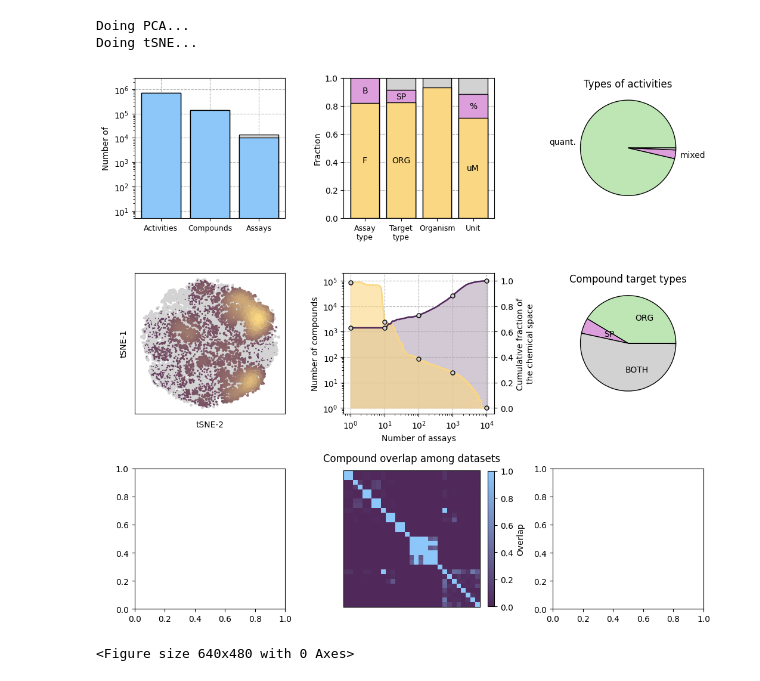
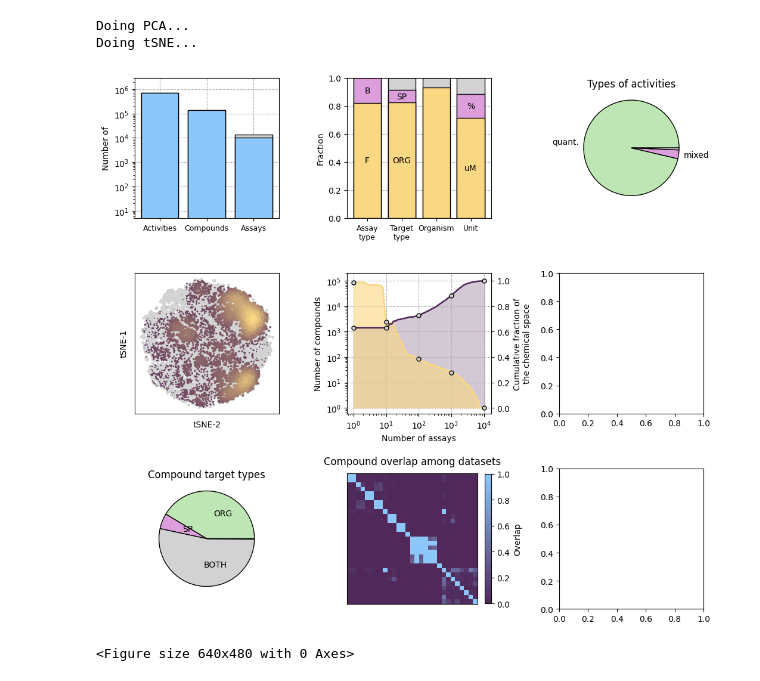
Before and after one commit to ersilia-os/chembl-antimicrobial-tasks, a Jupyter notebook: notebooks/diagnosis.ipynb, the cells around one changed output. Saved outputs shown, nothing was run; the diff lists cells and outputs as text; code cells hidden in the pictures.

```diff
--- a/notebooks/diagnosis.ipynb
+++ b/notebooks/diagnosis.ipynb
@@ -339,15 +339,15 @@ counts = [len([i for i in target_type_to_compound['ORGANISM'] if i not in target
           len([i for i in target_type_to_compound['SINGLE PROTEIN'] if i not in target_type_to_compound['ORGANISM'] and i not in target_type_to_compound['OTHER']]),
           len([i for i in target_type_to_compound['SINGLE PROTEIN'] if i in target_type_to_compound['ORGANISM'] and i not in target_type_to_compound['OTHER']]),
           len([i for i in target_type_to_compound['OTHER'] if i not in target_type_to_compound['SINGLE PROTEIN'] and i not in target_type_to_compound['ORGANISM']])]
-ax[1][2].pie(counts, colors=['#BEE6B4', "#DC9FDC", "#D2D2D2", "r"], radius=1.7, center=(1, 1),
+ax[2][0].pie(counts, colors=['#BEE6B4', "#DC9FDC", "#D2D2D2", "r"], radius=1.7, center=(1, 1),
              wedgeprops={"linewidth": 1, "edgecolor": "k"}, frame=True,
              labels=labels,  labeldistance=0.55, pctdistance=0.75)
-ax[1][2].set_xlim(-1.5, 3.5)
-ax[1][2].set_ylim(-1.5, 3.5)
-ax[1][2].set_xticks([])
-ax[1][2].set_yticks([])
-ax[1][2].set_axis_off()
-ax[1][2].set_title("Compound target types",  y=0.90)
+ax[2][0].set_xlim(-1.5, 3.5)
+ax[2][0].set_ylim(-1.5, 3.5)
+ax[2][0].set_xticks([])
+ax[2][0].set_yticks([])
+ax[2][0].set_axis_off()
+ax[2][0].set_title("Compound target types",  y=0.90)
 
 # # Datasets PIE
 # labels = ['quant.', 'qual.', '', '']
@@ -369,32 +369,32 @@ ax[1][2].set_title("Compound target types",  y=0.90)
 # ax[2][0].set_yticks([0, 0.2, 0.4, 0.6, 0.8, 1.0])
 # ax[2][0].set_ylabel("Chemical space coverage")
 # ax[2][0].set_xticks([1, 2, 3, 4, 5, 6])
 # ax[2][0].set_xticklabels(["A", "B", "C", "D", "M", "ALL"])
 # ax[2][0].bar([1, 1], [1, len(compounds_A) / len(compounds_pathogen)], zorder=2, color=['#D2D2D2', '#AA96FA'], ec='k')
 # ax[2][0].bar([2, 2], [1, len(compounds_B) / len(compounds_pathogen)], zorder=2, color=['#D2D2D2', '#AA96FA'], ec='k')
 # ax[2][0].bar([3, 3], [1, len(compounds_C) / len(compounds_pathogen)], zorder=2, color=['#D2D2D2', '#AA96FA'], ec='k')
 # ax[2][0].bar([4, 4], [1, len(compounds_D) / len(compounds_pathogen)], zorder=2, color=['#D2D2D2', '#AA96FA'], ec='k')
 # ax[2][0].bar([5, 5], [1, len(compounds_M) / len(compounds_pathogen)], zorder=2, color=['#D2D2D2', '#AA96FA'], ec='k')
 # ax[2][0].bar([6, 6], [1, len(compounds_A.union(compounds_B).union(compounds_C).union(compounds_D).union(compounds_M)) / len(compounds_pathogen)],
 #                       zorder=2, color=['#D2D2D2', '#FAA08B'], ec='k')
 
 
 
 start_hex, end_hex = "#50285A", "#8DC7FA"
 cmap = mpl.colors.LinearSegmentedColormap.from_list("two_color", [start_hex, end_hex], N=256)
 im = ax[2][1].imshow(X, vmin=np.min(X), vmax=np.max(X), cmap=cmap)
 ax[2][1].set_xticks([])
 ax[2][1].set_yticks([])
 ax[2][1].set_title("Compound overlap among datasets", pad=11, size=12)
 cbar = fig.colorbar(im, ax=ax[2][1], fraction=0.045)
 cbar.set_label("Overlap")
 
 plt.tight_layout()
 plt.show()
 
 plt.suptitle(pathogen, size=15, y=1.01)
 plt.tight_layout()
 plt.show()
 # %% [output]
-[figure, old version]
+[figure, new version]
 <Figure size 640x480 with 0 Axes>
```
Also changed, not shown: 7 other files.
